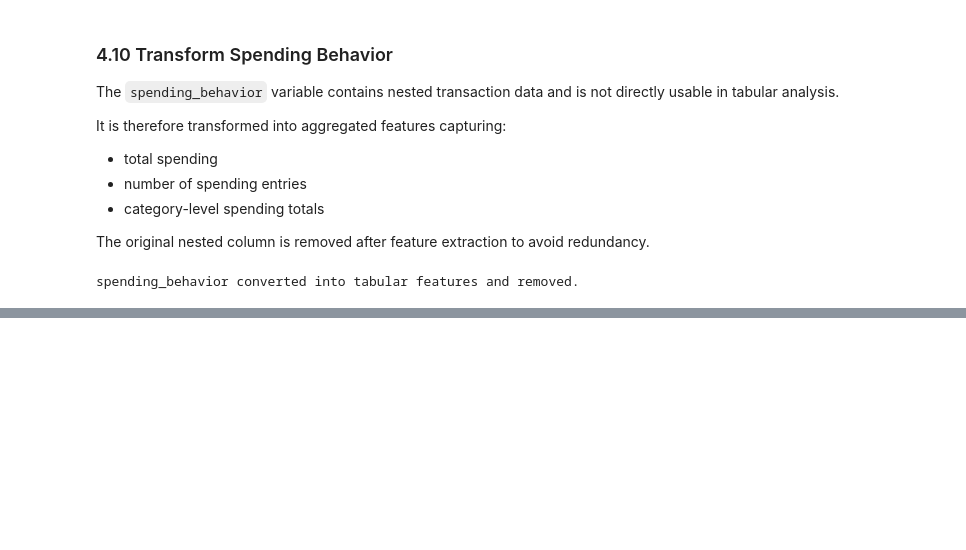
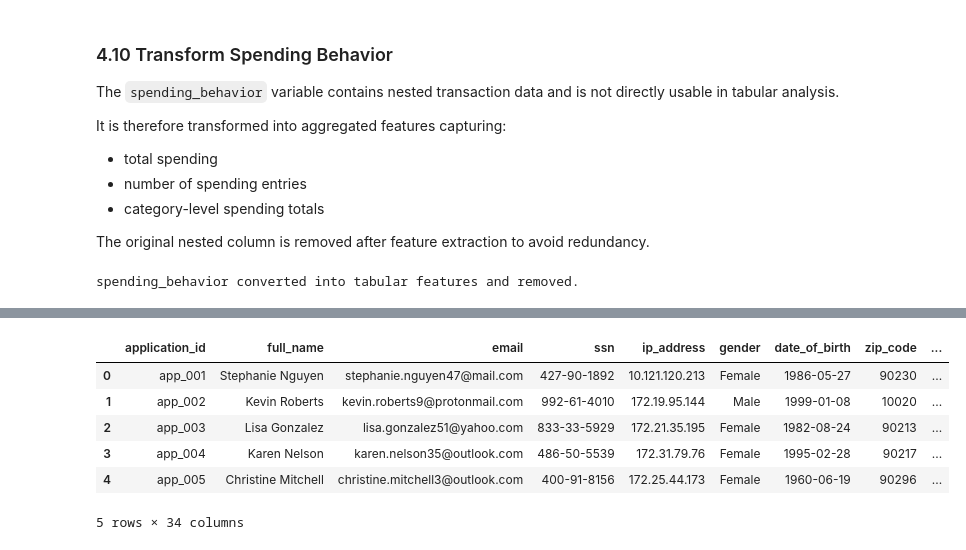
Before and after one commit to Beatrizboal/dego-project-team7, a Jupyter notebook: notebooks/01_data_quality.ipynb, the cells around one changed output, grey strips where cells are left out. Cells and saved outputs as stored; diff of their text form; code cells hidden in the pictures; blank space fills up the shorter version.

Commit message:
Rename columns and order records by application_id

```diff
--- a/notebooks/01_data_quality.ipynb
+++ b/notebooks/01_data_quality.ipynb
@@ -940,0 +944,4 @@ spending_behavior converted into tabular features and removed.
+# %%
+df = df.sort_values("_id").reset_index(drop=True)
+
+print("Final dataset shape:", df.shape)
@@ -940,0 +954,31 @@ spending_behavior converted into tabular features and removed.
+# %%
+# Rename to simpler modeling-friendly names
+rename_map = {
+    "_id": "application_id",
+    "applicant_info.full_name": "full_name",
+    "applicant_info.email": "email",
+    "applicant_info.ssn": "ssn",
+    "applicant_info.ip_address": "ip_address",
+    "applicant_info.gender": "gender",
+    "applicant_info.date_of_birth": "date_of_birth",
+    "applicant_info.zip_code": "zip_code",
+    "financials.annual_income": "annual_income",
+    "financials.credit_history_months": "credit_history_months",
+    "financials.debt_to_income": "debt_to_income",
+    "financials.savings_balance": "savings_balance",
+    "decision.loan_approved": "loan_approved",
+    "decision.interest_rate": "interest_rate",
+    "decision.approved_amount": "approved_amount",
+    "decision.rejection_reason": "rejection_reason",
+}
+df = df.rename(columns={k: v for k, v in rename_map.items() if k in df.columns})
+# %%
+df.head()
+# %% [output]
+|  | application_id | full_name | email | ssn | ip_address | gender | date_of_birth | zip_code | ... |
+| 0 | app_001 | Stephanie Nguyen | stephanie.nguyen47@mail.com | 427-90-1892 | 10.121.120.213 | Female | 1986-05-27 | 90230 | ... |
+| 1 | app_002 | Kevin Roberts | kevin.roberts9@protonmail.com | 992-61-4010 | 172.19.95.144 | Male | 1999-01-08 | 10020 | ... |
+| 2 | app_003 | Lisa Gonzalez | lisa.gonzalez51@yahoo.com | 833-33-5929 | 172.21.35.195 | Female | 1982-08-24 | 90213 | ... |
+| 3 | app_004 | Karen Nelson | karen.nelson35@outlook.com | 486-50-5539 | 172.31.79.76 | Female | 1995-02-28 | 90217 | ... |
+| 4 | app_005 | Christine Mitchell | christine.mitchell3@outlook.com | 400-91-8156 | 172.25.44.173 | Female | 1960-06-19 | 90296 | ... |
+5 rows × 34 columns
```
Also changed, not shown: parts of 3 cells of this notebook.
